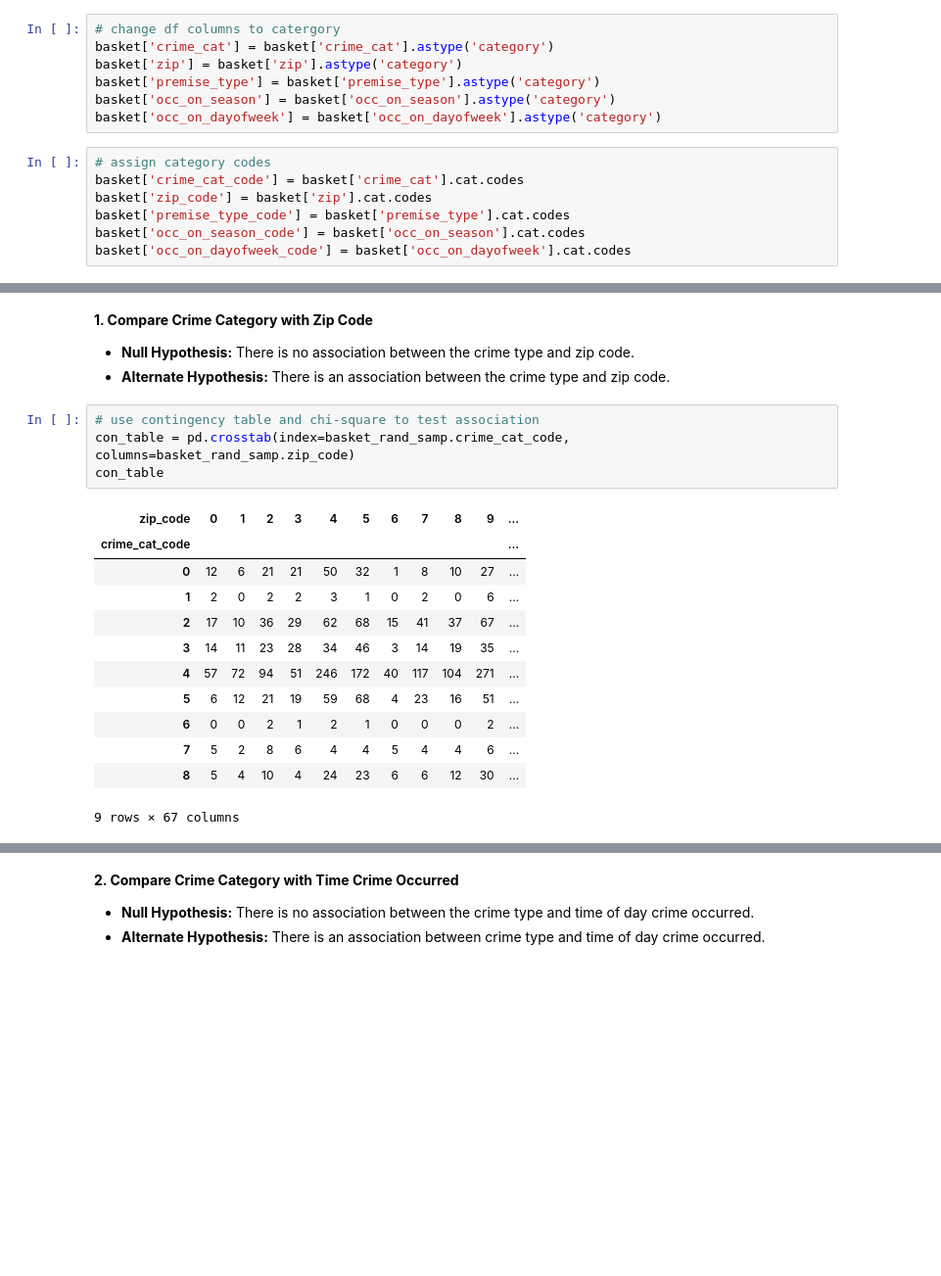
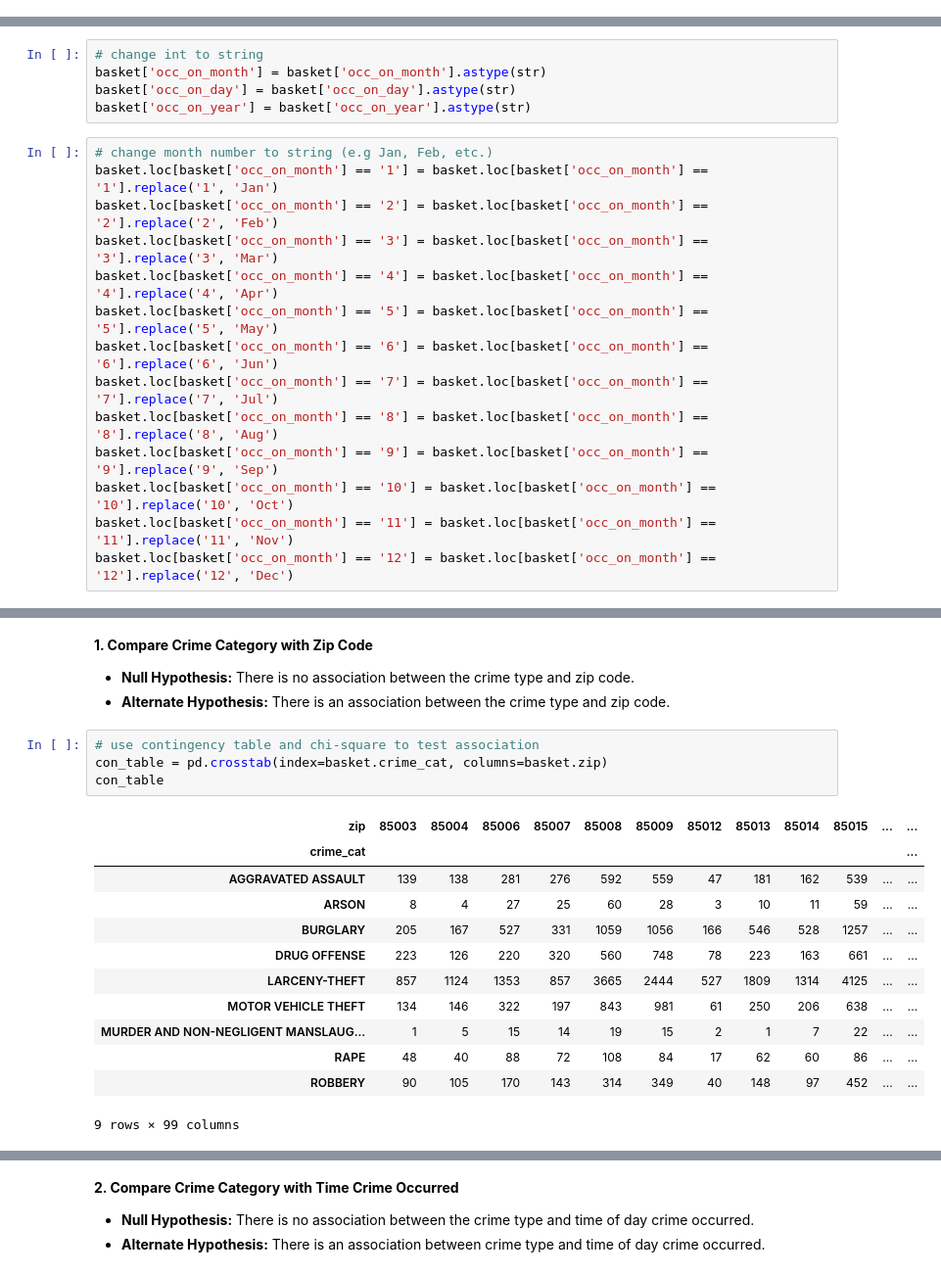
Before and after one commit to jpeterson28/DSCT_Capstone1, a Jupyter notebook: Code.ipynb, the cells around one changed output, grey strips where cells are left out. Shown at 98% size. Saved outputs shown, nothing was run; the diff lists cells and outputs as text; blank space fills up the shorter version.

```diff
--- a/Code.ipynb
+++ b/Code.ipynb
@@ -328,15 +326 @@ dtypes: int64(4), object(5)
 memory usage: 11.3+ MB
-# %%
-# change df columns to catergory
-basket['crime_cat'] = basket['crime_cat'].astype('category')
-basket['zip'] = basket['zip'].astype('category')
-basket['premise_type'] = basket['premise_type'].astype('category')
-basket['occ_on_season'] = basket['occ_on_season'].astype('category')
-basket['occ_on_dayofweek'] = basket['occ_on_dayofweek'].astype('category')
-# %%
-# assign category codes
-basket['crime_cat_code'] = basket['crime_cat'].cat.codes
-basket['zip_code'] = basket['zip'].cat.codes
-basket['premise_type_code'] = basket['premise_type'].cat.codes
-basket['occ_on_season_code'] = basket['occ_on_season'].cat.codes
-basket['occ_on_dayofweek_code'] = basket['occ_on_dayofweek'].cat.codes
@@ -490,0 +327,19 @@ rules_1
+# %%
+# change int to string
+basket['occ_on_month'] = basket['occ_on_month'].astype(str)
+basket['occ_on_day'] = basket['occ_on_day'].astype(str)
+basket['occ_on_year'] = basket['occ_on_year'].astype(str)
+# %%
+# change month number to string (e.g Jan, Feb, etc.)
+basket.loc[basket['occ_on_month'] == '1'] = basket.loc[basket['occ_on_month'] == '1'].replace('1', 'Jan')
+basket.loc[basket['occ_on_month'] == '2'] = basket.loc[basket['occ_on_month'] == '2'].replace('2', 'Feb')
+basket.loc[basket['occ_on_month'] == '3'] = basket.loc[basket['occ_on_month'] == '3'].replace('3', 'Mar')
+basket.loc[basket['occ_on_month'] == '4'] = basket.loc[basket['occ_on_month'] == '4'].replace('4', 'Apr')
+basket.loc[basket['occ_on_month'] == '5'] = basket.loc[basket['occ_on_month'] == '5'].replace('5', 'May')
+basket.loc[basket['occ_on_month'] == '6'] = basket.loc[basket['occ_on_month'] == '6'].replace('6', 'Jun')
+basket.loc[basket['occ_on_month'] == '7'] = basket.loc[basket['occ_on_month'] == '7'].replace('7', 'Jul')
+basket.loc[basket['occ_on_month'] == '8'] = basket.loc[basket['occ_on_month'] == '8'].replace('8', 'Aug')
+basket.loc[basket['occ_on_month'] == '9'] = basket.loc[basket['occ_on_month'] == '9'].replace('9', 'Sep')
+basket.loc[basket['occ_on_month'] == '10'] = basket.loc[basket['occ_on_month'] == '10'].replace('10', 'Oct')
+basket.loc[basket['occ_on_month'] == '11'] = basket.loc[basket['occ_on_month'] == '11'].replace('11', 'Nov')
+basket.loc[basket['occ_on_month'] == '12'] = basket.loc[basket['occ_on_month'] == '12'].replace('12', 'Dec')
@@ -516,20 +408,20 @@ basket_rand_samp.describe()
   * **Alternate Hypothesis:** There is an association between the crime type and zip code.
 # %%
 # use contingency table and chi-square to test association
-con_table = pd.crosstab(index=basket_rand_samp.crime_cat_code, columns=basket_rand_samp.zip_code)
+con_table = pd.crosstab(index=basket.crime_cat, columns=basket.zip)
 con_table
 # %% [output]
-| zip_code | 0 | 1 | 2 | 3 | 4 | 5 | 6 | 7 | 8 | 9 | ... |
-| crime_cat_code |  |  |  |  |  |  |  |  |  |  | ... |
-| 0 | 12 | 6 | 21 | 21 | 50 | 32 | 1 | 8 | 10 | 27 | ... |
-| 1 | 2 | 0 | 2 | 2 | 3 | 1 | 0 | 2 | 0 | 6 | ... |
-| 2 | 17 | 10 | 36 | 29 | 62 | 68 | 15 | 41 | 37 | 67 | ... |
-| 3 | 14 | 11 | 23 | 28 | 34 | 46 | 3 | 14 | 19 | 35 | ... |
-| 4 | 57 | 72 | 94 | 51 | 246 | 172 | 40 | 117 | 104 | 271 | ... |
-| 5 | 6 | 12 | 21 | 19 | 59 | 68 | 4 | 23 | 16 | 51 | ... |
-| 6 | 0 | 0 | 2 | 1 | 2 | 1 | 0 | 0 | 0 | 2 | ... |
-| 7 | 5 | 2 | 8 | 6 | 4 | 4 | 5 | 4 | 4 | 6 | ... |
-| 8 | 5 | 4 | 10 | 4 | 24 | 23 | 6 | 6 | 12 | 30 | ... |
+| zip | 85003 | 85004 | 85006 | 85007 | 85008 | 85009 | 85012 | 85013 | 85014 | 85015 | ... | ... |
+| crime_cat |  |  |  |  |  |  |  |  |  |  |  | ... |
+| AGGRAVATED ASSAULT | 139 | 138 | 281 | 276 | 592 | 559 | 47 | 181 | 162 | 539 | ... | ... |
+| ARSON | 8 | 4 | 27 | 25 | 60 | 28 | 3 | 10 | 11 | 59 | ... | ... |
+| BURGLARY | 205 | 167 | 527 | 331 | 1059 | 1056 | 166 | 546 | 528 | 1257 | ... | ... |
+| DRUG OFFENSE | 223 | 126 | 220 | 320 | 560 | 748 | 78 | 223 | 163 | 661 | ... | ... |
+| LARCENY-THEFT | 857 | 1124 | 1353 | 857 | 3665 | 2444 | 527 | 1809 | 1314 | 4125 | ... | ... |
+| MOTOR VEHICLE THEFT | 134 | 146 | 322 | 197 | 843 | 981 | 61 | 250 | 206 | 638 | ... | ... |
+| MURDER AND NON-NEGLIGENT MANSLAUG... | 1 | 5 | 15 | 14 | 19 | 15 | 2 | 1 | 7 | 22 | ... | ... |
+| RAPE | 48 | 40 | 88 | 72 | 108 | 84 | 17 | 62 | 60 | 86 | ... | ... |
+| ROBBERY | 90 | 105 | 170 | 143 | 314 | 349 | 40 | 148 | 97 | 452 | ... | ... |
-9 rows × 67 columns
+9 rows × 99 columns
 # %%
 # contingecy table with percentages
```
Also changed, not shown: parts of 41 cells of this notebook, 2 other files.
